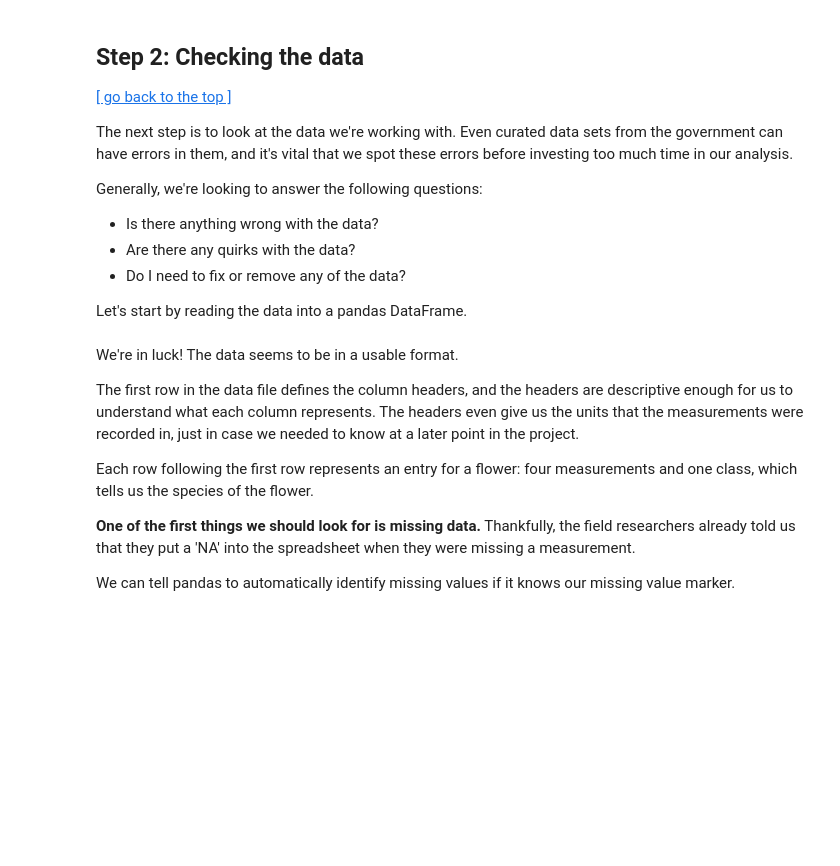
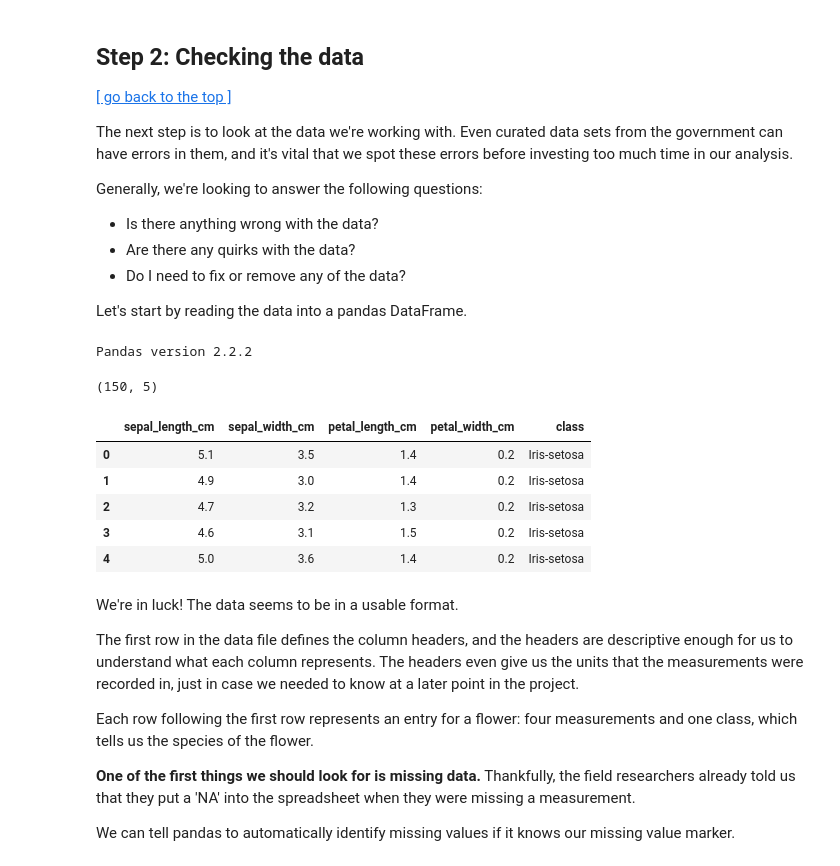
Before and after one commit to ValRCS/RBS_LIFT_AI_ML_Models, a Jupyter notebook: notebooks/Irises_Data_Analysis_Workflow_Clean.ipynb, the cells around one changed output. Cells and saved outputs as stored; diff of their text form; code cells hidden in the pictures; blank space fills up the shorter version.

```diff
--- a/notebooks/Irises_Data_Analysis_Workflow_Clean.ipynb
+++ b/notebooks/Irises_Data_Analysis_Workflow_Clean.ipynb
@@ -173,0 +173,12 @@ iris_data = pd.read_csv('../data/iris-data.csv')
+# %%
+import pandas as pd # i import pandas with pd alias
+print(f"Pandas version {pd.__version__}")
+# %% [output]
+Pandas version 2.2.2
+# %%
+# pandas offers us built in method read_csv
+# iris_data = pd.read_csv('../data/iris-data.csv')
+iris_data = pd.read_csv('https://github.com/ValRCS/RBS_LIFT_AI_ML_Models/raw/refs/heads/main/data/iris-data.csv')
+print(iris_data.shape) # see how much data we have
+# %% [output]
+(150, 5)
@@ -174,3 +188,12 @@ iris_data = pd.read_csv('../data/iris-data.csv')
+# %%
+iris_data.head()
+# %% [output]
+|  | sepal_length_cm | sepal_width_cm | petal_length_cm | petal_width_cm | class |
+| 0 | 5.1 | 3.5 | 1.4 | 0.2 | Iris-setosa |
+| 1 | 4.9 | 3.0 | 1.4 | 0.2 | Iris-setosa |
+| 2 | 4.7 | 3.2 | 1.3 | 0.2 | Iris-setosa |
+| 3 | 4.6 | 3.1 | 1.5 | 0.2 | Iris-setosa |
+| 4 | 5.0 | 3.6 | 1.4 | 0.2 | Iris-setosa |
 # %%
 # Resources for loading data from nonlocal sources
 # Pandas Can generally handle most common formats
```
Also changed, not shown: parts of 58 cells of this notebook.
